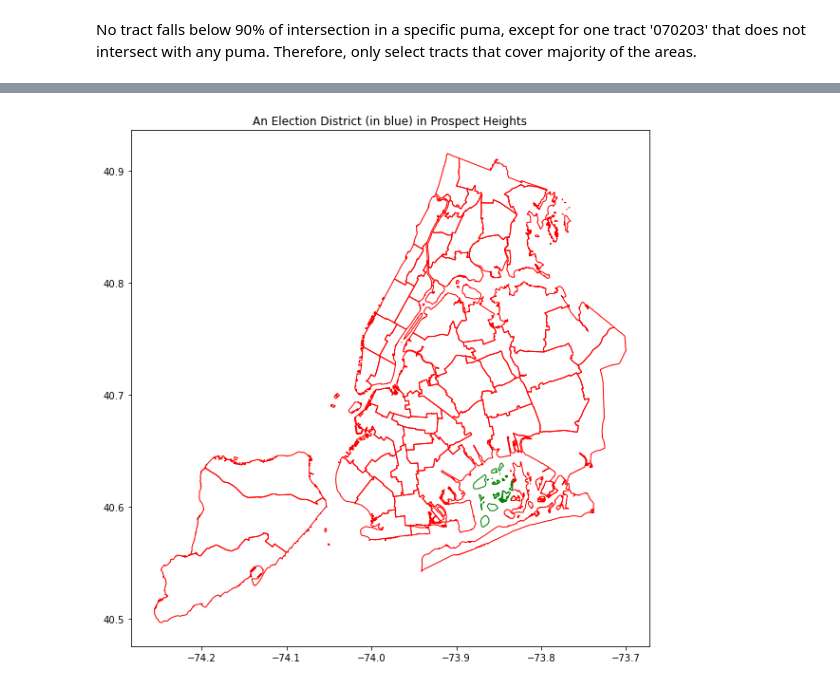
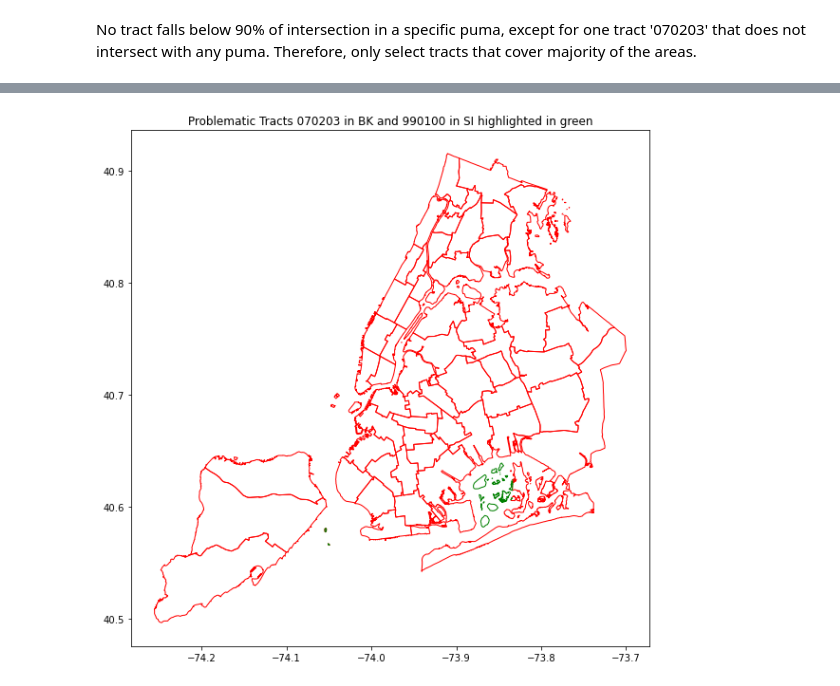
Before and after one commit to faraz-ahmed-sh/nyc-crosswalk-2020tract-to-2010puma, a Jupyter notebook: crosswalk_nyc_tract2020_to_puma2010.ipynb, the cells around one changed output, grey strips where cells are left out. Cells and saved outputs as stored; diff of their text form; code cells hidden in the pictures.

Commit message:
removed invalid PUMA/tracts

```diff
--- a/crosswalk_nyc_tract2020_to_puma2010.ipynb
+++ b/crosswalk_nyc_tract2020_to_puma2010.ipynb
@@ -258,7 +285,7 @@ final_tract_to_puma_crosswalk.drop(columns='geometry').to_file("census_tract_202
 # %%
-puma_jamaica_bay = puma_nyc
-jamaca_bay_census_tracts = census_tracts_2020_gpd[census_tracts_2020_gpd['ntaname'] == 'Jamaica Bay (West)']
+jamaca_bay_and_staten_island_census_tracts = census_tracts_2020_gpd[census_tracts_2020_gpd['ntaname'].isin(['Jamaica Bay (West)', \
+                                                                            'Hoffman & Swinburne Islands'])]
 
-#intersect the two election districts with census tracts of Prospect Heights
-puma_jamaica_bay_and_tracts_intersection = geopandas.overlay(puma_jamaica_bay, \
-                                                                jamaca_bay_census_tracts, how='intersection')
+#intersect the tracts and
+puma_jamaica_bay_and_tracts_intersection = geopandas.overlay(puma_nyc, \
+                                                                jamaca_bay_and_staten_island_census_tracts, how='intersection')
@@ -270,29 +298,29 @@ jamaca_bay_census_tracts
 # %%
 ax = puma_jamaica_bay_and_tracts_intersection.plot(figsize=(10, 10))
 
 # plot the ED's and census tracts of Prospect Heights
-puma_jamaica_bay.plot(ax=ax, facecolor='none', edgecolor='r')
+puma_nyc.plot(ax=ax, facecolor='none', edgecolor='r')
 
-jamaca_bay_census_tracts.plot(ax=ax, facecolor='none', edgecolor='g')
+jamaca_bay_and_staten_island_census_tracts.plot(ax=ax, facecolor='none', edgecolor='g')
 
-plt.title("Tract 070203 is highlighted in green")
+plt.title("Problematic Tracts 070203 in BK and 990100 in SI highlighted in green")
 
 # jamaca_bay_census_tracts.apply(lambda x: ax.annotate(s=x['ct2020'], \
 #         xy=x.geometry.centroid.coords[0], ha='right'),axis=1);
 
-# Calculate the intersection area of election districts and census tracts in square kilometer
+# Calculate the intersection area of census tracts and pumas in square kilometer
 puma_jamaica_bay_and_tracts_intersection['intersection_sqkm'] = \
         puma_jamaica_bay_and_tracts_intersection['geometry'].to_crs({'init': 'epsg:3395'})\
        .map(lambda p: p.area / 10**6)
 
-# calculate the metrics that show proportion of each election district and census tract
-puma_jamaica_bay_and_tracts_intersection['elect_dist_area_percent_of_tract_km'] = \
+# calculate the metrics that show proportion of each census tract and puma
+puma_jamaica_bay_and_tracts_intersection['tract_area_percent_of_puma_km'] = \
         puma_jamaica_bay_and_tracts_intersection['intersection_sqkm']/\
         puma_jamaica_bay_and_tracts_intersection['area_in_sqkm_1']
 
-#annonate the first metric i.e. "what percent of census tract is occupied by the election district?" on the map
+#annonate the first metric i.e. "what percent of puma is occupied by the census tract?" on the map
 # puma_jamaica_bay_and_tracts_intersection.apply(\
-#                 lambda x: ax.annotate(s=round(x['elect_dist_area_percent_of_tract_km'], 2),\
+#                 lambda x: ax.annotate(s=round(x['tract_area_percent_of_puma_km'], 2),\
 #                 xy=x.geometry.centroid.coords[0], ha='left', color='w'),axis=1);
 # %% [output]
-[figure, old version]
+[figure, new version]
```
Also changed, not shown: parts of 17 cells of this notebook, 7 other files.
